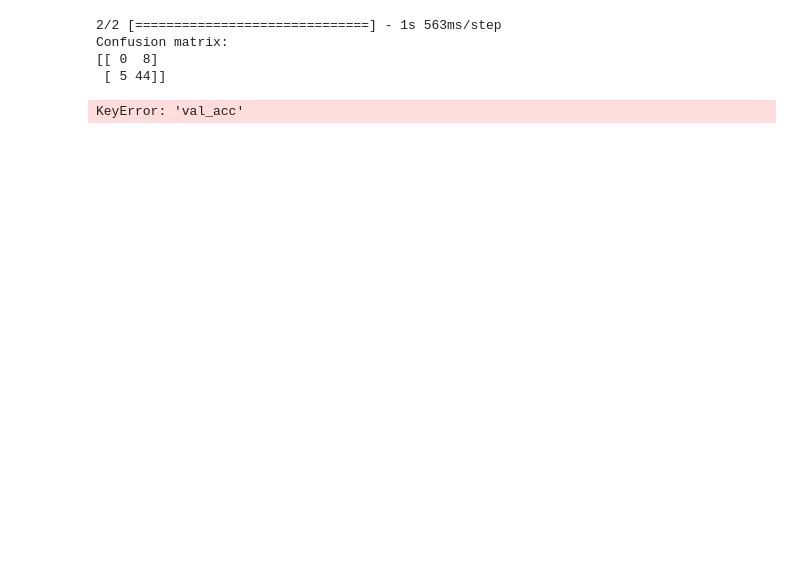
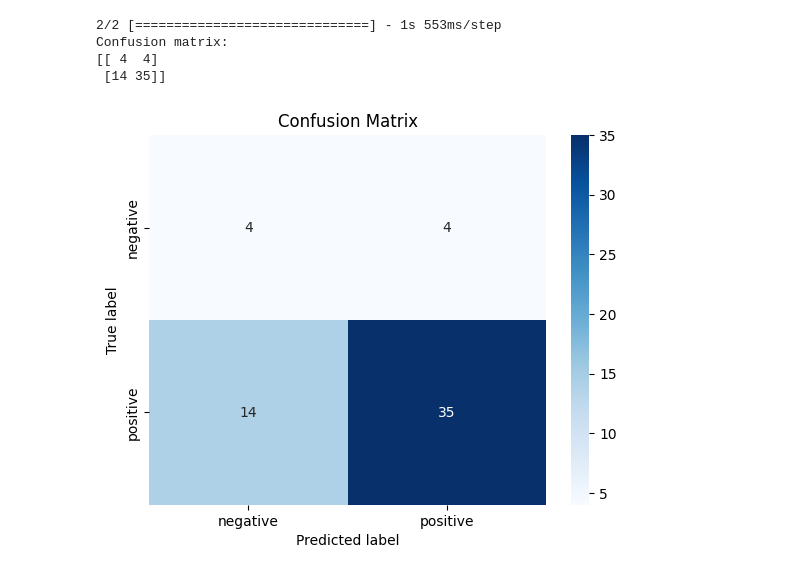
Before and after one commit to LuisICAI/estrabismo, a Jupyter notebook: ModeloCnnFinal.ipynb, the cells around one changed output. Drawn from its saved outputs; the diff is of its cells as text; code cells hidden in the pictures; blank space fills up the shorter version.

```diff
--- a/ModeloCnnFinal.ipynb
+++ b/ModeloCnnFinal.ipynb
@@ -129,7 +129,7 @@ validation_generator = test_datagen.flow_from_directory(
 
 history = model.fit(
       train_generator, #100
-      epochs=20) #50
+      epochs=30) #50
 
 nf = datetime.datetime.now()
 print(f'Hora de final de celda: {nf}')
@@ -179,10 +179,10 @@ cm = confusion_matrix(y_true, y_pred_binary)
 print("Confusion matrix:")
 print(cm)
 # %% [output]
-2/2 [==============================] - 1s 563ms/step
+2/2 [==============================] - 1s 553ms/step
 Confusion matrix:
-[[ 0  8]
- [ 5 44]]
+[[ 4  4]
+ [14 35]]
 # %%
 acc = history.history['acc']
 val_acc = history.history['val_acc']
@@ -204,5 +204,21 @@ plt.title('Training and validation loss')
 plt.legend()
 
 plt.show()
-# %% [output]
-KeyError: 'val_acc'
+# %%
+import seaborn as sns
+
+# Get labels for confusion matrix
+class_names = validation_generator.class_indices.keys()
+
+# Plot confusion matrix as heatmap
+sns.heatmap(cm, annot=True, fmt='d', cmap='Blues', xticklabels=class_names, yticklabels=class_names)
+
+# Set plot labels
+plt.xlabel('Predicted label')
+plt.ylabel('True label')
+plt.title('Confusion Matrix')
+
+# Show plot
+plt.show()
+# %% [output]
+[figure, added]
```
Also changed, not shown: parts of 4 cells of this notebook.
